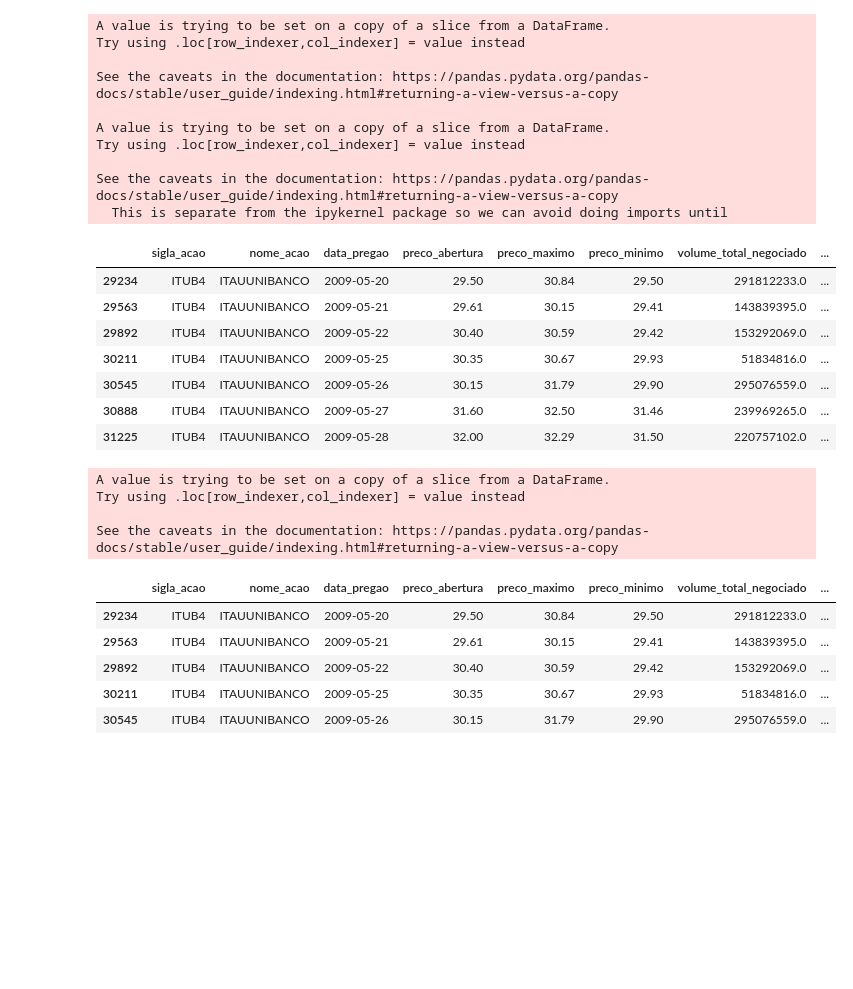
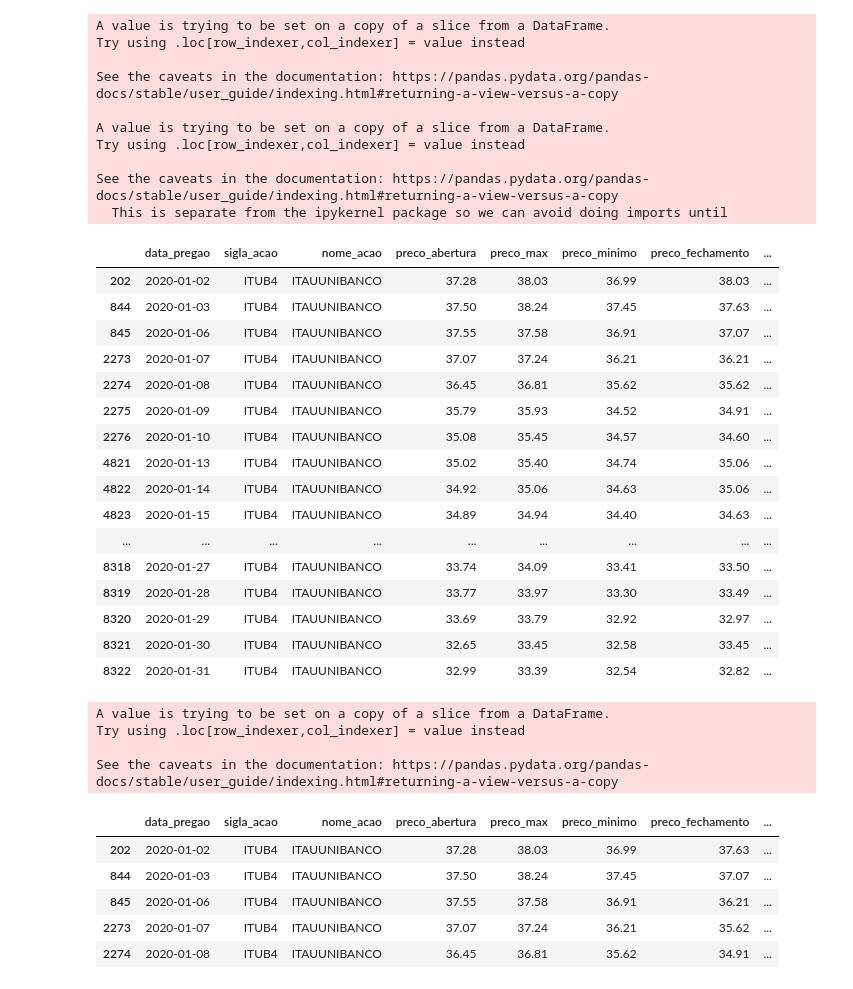
Before and after one commit to fabrimatt/machine_learnig, a Jupyter notebook: Previsão preço ações.ipynb, the cells around one changed output. Cells and saved outputs as stored; diff of their text form; code cells hidden in the pictures; blank space fills up the shorter version.

```diff
--- a/Previsão preço ações.ipynb
+++ b/Previsão preço ações.ipynb
@@ -13,6 +13,6 @@ import matplotlib.pyplot as plt
 #lendo o arquivo de ações
 #Lendo csv
 
-df = pd.read_csv("D:\\acoes\\df_all_bovespa.csv", delimiter=';')
+df = pd.read_csv("D:\\acoes\\all_bovespa.csv", delimiter=';')
 df
 # %% [output]
@@ -106,16 +106,25 @@ Try using .loc[row_indexer,col_indexer] = value instead
 See the caveats in the documentation: https://pandas.pydata.org/pandas-docs/stable/user_guide/indexing.html#returning-a-view-versus-a-copy
   This is separate from the ipykernel package so we can avoid doing imports until
 # %%
-df_itau.head(7)
+df_itau.head(22)
 # %% [output]
-|  | sigla_acao | nome_acao | data_pregao | preco_abertura | preco_maximo | preco_minimo | volume_total_negociado | ... |
-| 29234 | ITUB4 | ITAUUNIBANCO | 2009-05-20 | 29.50 | 30.84 | 29.50 | 291812233.0 | ... |
-| 29563 | ITUB4 | ITAUUNIBANCO | 2009-05-21 | 29.61 | 30.15 | 29.41 | 143839395.0 | ... |
-| 29892 | ITUB4 | ITAUUNIBANCO | 2009-05-22 | 30.40 | 30.59 | 29.42 | 153292069.0 | ... |
-| 30211 | ITUB4 | ITAUUNIBANCO | 2009-05-25 | 30.35 | 30.67 | 29.93 | 51834816.0 | ... |
-| 30545 | ITUB4 | ITAUUNIBANCO | 2009-05-26 | 30.15 | 31.79 | 29.90 | 295076559.0 | ... |
-| 30888 | ITUB4 | ITAUUNIBANCO | 2009-05-27 | 31.60 | 32.50 | 31.46 | 239969265.0 | ... |
-| 31225 | ITUB4 | ITAUUNIBANCO | 2009-05-28 | 32.00 | 32.29 | 31.50 | 220757102.0 | ... |
+|  | data_pregao | sigla_acao | nome_acao | preco_abertura | preco_max | preco_minimo | preco_fechamento | ... |
+| 202 | 2020-01-02 | ITUB4 | ITAUUNIBANCO | 37.28 | 38.03 | 36.99 | 38.03 | ... |
+| 844 | 2020-01-03 | ITUB4 | ITAUUNIBANCO | 37.50 | 38.24 | 37.45 | 37.63 | ... |
+| 845 | 2020-01-06 | ITUB4 | ITAUUNIBANCO | 37.55 | 37.58 | 36.91 | 37.07 | ... |
+| 2273 | 2020-01-07 | ITUB4 | ITAUUNIBANCO | 37.07 | 37.24 | 36.21 | 36.21 | ... |
+| 2274 | 2020-01-08 | ITUB4 | ITAUUNIBANCO | 36.45 | 36.81 | 35.62 | 35.62 | ... |
+| 2275 | 2020-01-09 | ITUB4 | ITAUUNIBANCO | 35.79 | 35.93 | 34.52 | 34.91 | ... |
+| 2276 | 2020-01-10 | ITUB4 | ITAUUNIBANCO | 35.08 | 35.45 | 34.57 | 34.60 | ... |
+| 4821 | 2020-01-13 | ITUB4 | ITAUUNIBANCO | 35.02 | 35.40 | 34.74 | 35.06 | ... |
+| 4822 | 2020-01-14 | ITUB4 | ITAUUNIBANCO | 34.92 | 35.06 | 34.63 | 35.06 | ... |
+| 4823 | 2020-01-15 | ITUB4 | ITAUUNIBANCO | 34.89 | 34.94 | 34.40 | 34.63 | ... |
+| ... | ... | ... | ... | ... | ... | ... | ... | ... |
+| 8318 | 2020-01-27 | ITUB4 | ITAUUNIBANCO | 33.74 | 34.09 | 33.41 | 33.50 | ... |
+| 8319 | 2020-01-28 | ITUB4 | ITAUUNIBANCO | 33.77 | 33.97 | 33.30 | 33.49 | ... |
+| 8320 | 2020-01-29 | ITUB4 | ITAUUNIBANCO | 33.69 | 33.79 | 32.92 | 32.97 | ... |
+| 8321 | 2020-01-30 | ITUB4 | ITAUUNIBANCO | 32.65 | 33.45 | 32.58 | 33.45 | ... |
+| 8322 | 2020-01-31 | ITUB4 | ITAUUNIBANCO | 32.99 | 33.39 | 32.54 | 32.82 | ... |
 # %%
 #Empurrando para frente os valores das ações
 df_itau['preco_fechamento'] = df_itau['preco_fechamento'].shift(-1)
@@ -126,12 +135,12 @@ A value is trying to be set on a copy of a slice from a DataFrame.
 Try using .loc[row_indexer,col_indexer] = value instead
 
 See the caveats in the documentation: https://pandas.pydata.org/pandas-docs/stable/user_guide/indexing.html#returning-a-view-versus-a-copy
-|  | sigla_acao | nome_acao | data_pregao | preco_abertura | preco_maximo | preco_minimo | volume_total_negociado | ... |
-| 29234 | ITUB4 | ITAUUNIBANCO | 2009-05-20 | 29.50 | 30.84 | 29.50 | 291812233.0 | ... |
-| 29563 | ITUB4 | ITAUUNIBANCO | 2009-05-21 | 29.61 | 30.15 | 29.41 | 143839395.0 | ... |
-| 29892 | ITUB4 | ITAUUNIBANCO | 2009-05-22 | 30.40 | 30.59 | 29.42 | 153292069.0 | ... |
-| 30211 | ITUB4 | ITAUUNIBANCO | 2009-05-25 | 30.35 | 30.67 | 29.93 | 51834816.0 | ... |
-| 30545 | ITUB4 | ITAUUNIBANCO | 2009-05-26 | 30.15 | 31.79 | 29.90 | 295076559.0 | ... |
+|  | data_pregao | sigla_acao | nome_acao | preco_abertura | preco_max | preco_minimo | preco_fechamento | ... |
+| 202 | 2020-01-02 | ITUB4 | ITAUUNIBANCO | 37.28 | 38.03 | 36.99 | 37.63 | ... |
+| 844 | 2020-01-03 | ITUB4 | ITAUUNIBANCO | 37.50 | 38.24 | 37.45 | 37.07 | ... |
+| 845 | 2020-01-06 | ITUB4 | ITAUUNIBANCO | 37.55 | 37.58 | 36.91 | 36.21 | ... |
+| 2273 | 2020-01-07 | ITUB4 | ITAUUNIBANCO | 37.07 | 37.24 | 36.21 | 35.62 | ... |
+| 2274 | 2020-01-08 | ITUB4 | ITAUUNIBANCO | 36.45 | 36.81 | 35.62 | 34.91 | ... |
 # %%
 #retirando os dados nulos
 df_itau.dropna(inplace=True)
```
Also changed, not shown: parts of 23 cells of this notebook, 1 other file.
